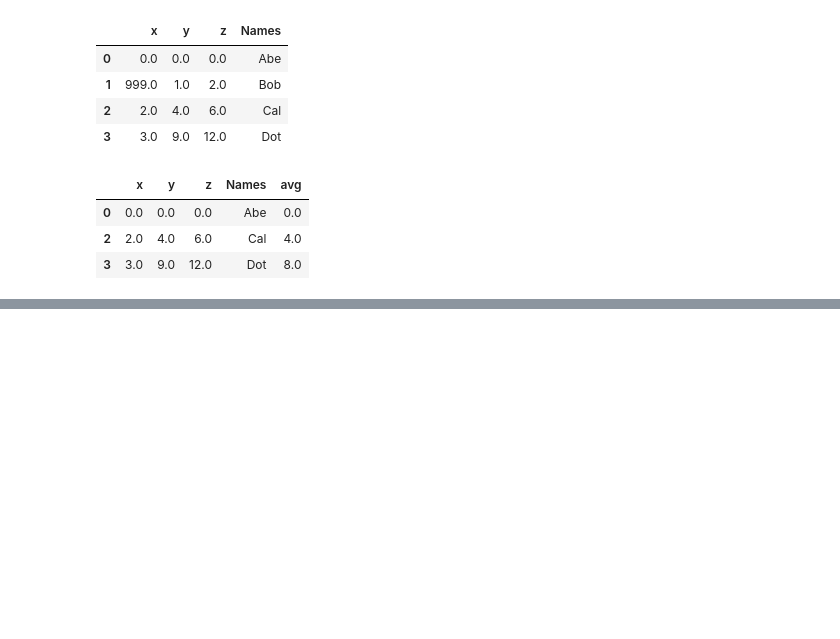
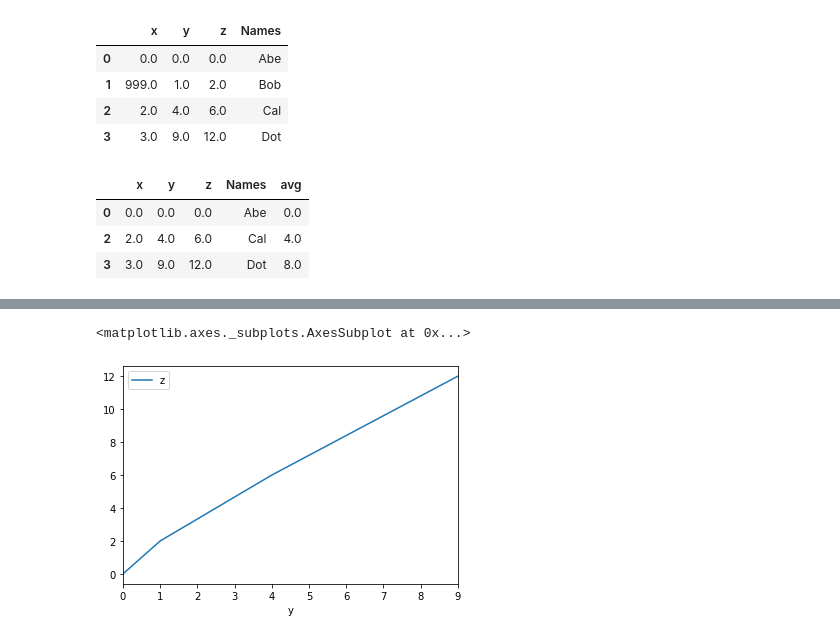
Before and after one commit to mdaugherity/PatternRecognition2020, a Jupyter notebook: Tutorial 4 - Pandas.ipynb, the cells around one changed output, grey strips where cells are left out. Drawn from its saved outputs; the diff is of its cells as text; code cells hidden in the pictures; blank space fills up the shorter version.

```diff
--- a/Tutorial 4 - Pandas.ipynb
+++ b/Tutorial 4 - Pandas.ipynb
@@ -187,0 +197,5 @@ df.drop([1])
+# %%
+df.plot(x='y', y='z')
+# %% [output]
+<matplotlib.axes._subplots.AxesSubplot at 0x...>
+[figure, added]
```
Also changed, not shown: parts of 4 cells of this notebook, 2 other files.
